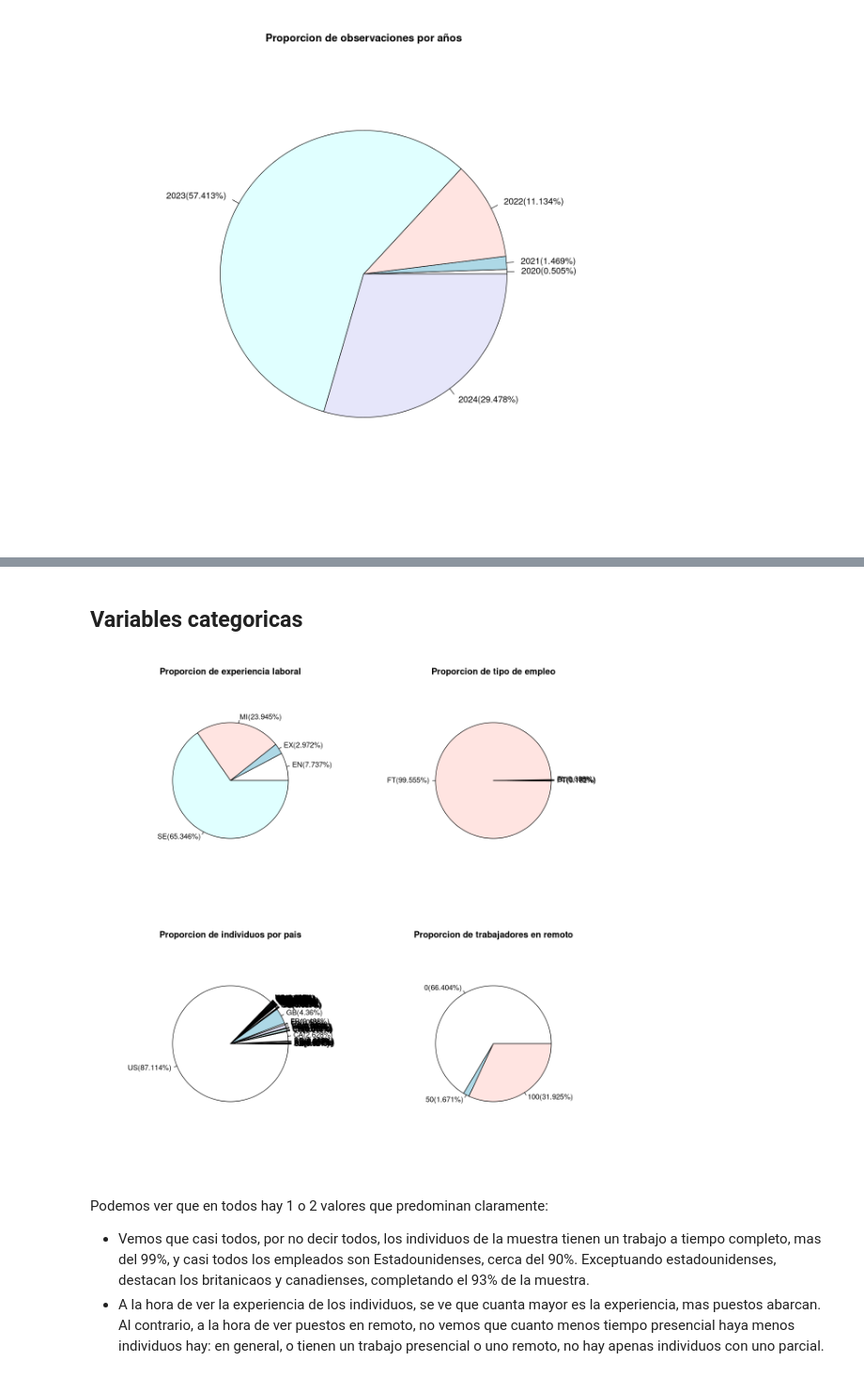
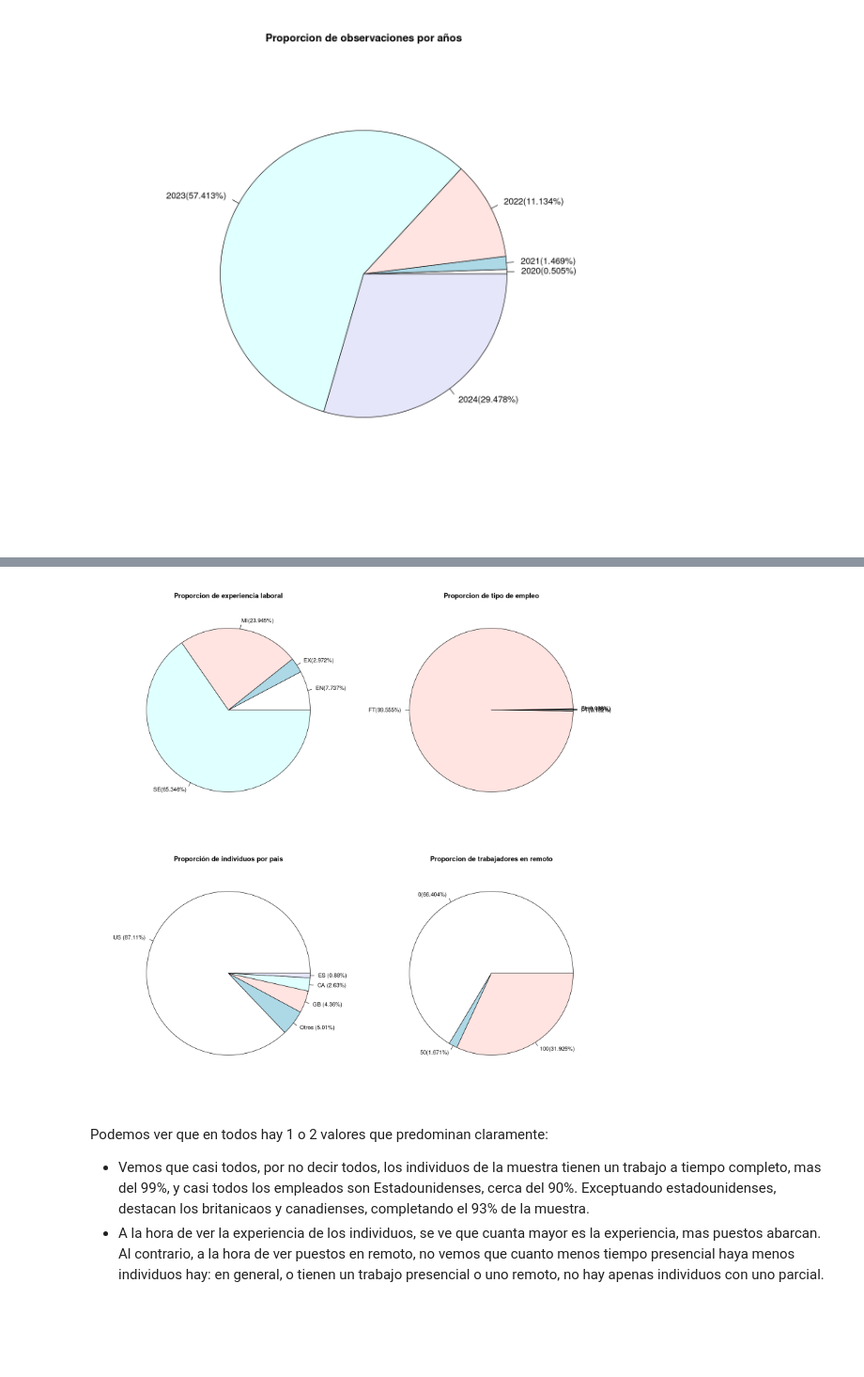
Before and after one commit to HugoVarelaSanchez/datascience_salary, a Jupyter notebook: salarys.ipynb, the cells around one changed output, grey strips where cells are left out. Shown: that part at 94% size. Drawn from its saved outputs; the diff is of its cells as text; code cells hidden in the pictures; blank space fills up the shorter version.

Commit message:
Mejora en la calidad de los graficos y explicaciones de ellos. Avance en el analisis de salarios de españoles.

```diff
--- a/salarys.ipynb
+++ b/salarys.ipynb
@@ -159,29 +155,60 @@ Podemos ver que mas de la mitad de los datos son del 2023, casi el 60%. Casi otr
-# %% [markdown]
-## Variables categoricas
 # %%
-options(repr.plot.width=10, repr.plot.height=12)
+options(repr.plot.width=13, repr.plot.height=13)
 par(mfrow=c(2, 2))
 emp.names <- c('experience_level', 'employment_typem', 'employee_residence', 'remote_ratio')
 names_esp <- c('experiencia laboral', 'tipo de empleo',  'individuos por pais', 'trabajadores en remoto')
 
 var <- c(2, 3, 8, 9)
 
 for (i in 1:4) {
 
+    #Creacion 3 grafico
+    if (i == 3)
+{
+
+        prop <- round(sort(table(employee_residence))/length(employee_residence), 5)
+        prop <- sort(prop, decreasing = T)
+
+        pacum <- cumsum(prop)
+        for (i in seq_along(pacum)){
+        if (pacum[i]>=0.95){
+        p_aux <- i
+        break
+        }
+    }
+
+        top_prop <- prop[1:(p_aux - 1)]
+        otros_prop <- sum(prop[p_aux:length(prop)])
+        top_prop["Otros"] <- otros_prop
+
+        top_prop <- sort(top_prop, decreasing = TRUE)
+
+        labels_top <- paste0(names(top_prop), " (", round(top_prop * 100, 2), "%)")
+
+        pie(top_prop, labels = labels_top, radius = 1, main = "Proporción de individuos por pais")
+
+}
+
+    #Creacion del resto
+    else
+    {
+
     k <- df.comp[ , var[i]]
-#Primero calculamos la proporcion del nivel de la variable categorica
-options(repr.plot.width=10, repr.plot.height=10)
-prop <- round(table(k)/length(k), 5)
 
-labels <- c()
-for (j in 1:length(unique(k))) {
-    labels <- c(labels, paste0( names(prop)[j], '(', prop[j]*100, '%)') )
+    prop <- round(table(k)/length(k), 5)
+
+    labels <- c()
+    for (j in 1:length(unique(k)))
+    {
+        labels <- c(labels, paste0( names(prop)[j], '(', prop[j]*100, '%)') )
     }
-labels
-pie(table(k), labels = labels, radius = 0.75, main = paste0('Proporcion de ', names_esp[i]))
+
+    pie(table(k), labels = labels, radius = 1, main = paste0('Proporcion de ', names_esp[i]))
+
+    }
 }
 # %% [output]
-[figure, old version]
+[figure, new version]
 # %% [markdown]
 Podemos ver que en todos hay 1 o 2 valores que predominan claramente:
 
```
Also changed, not shown: parts of 22 cells of this notebook.
